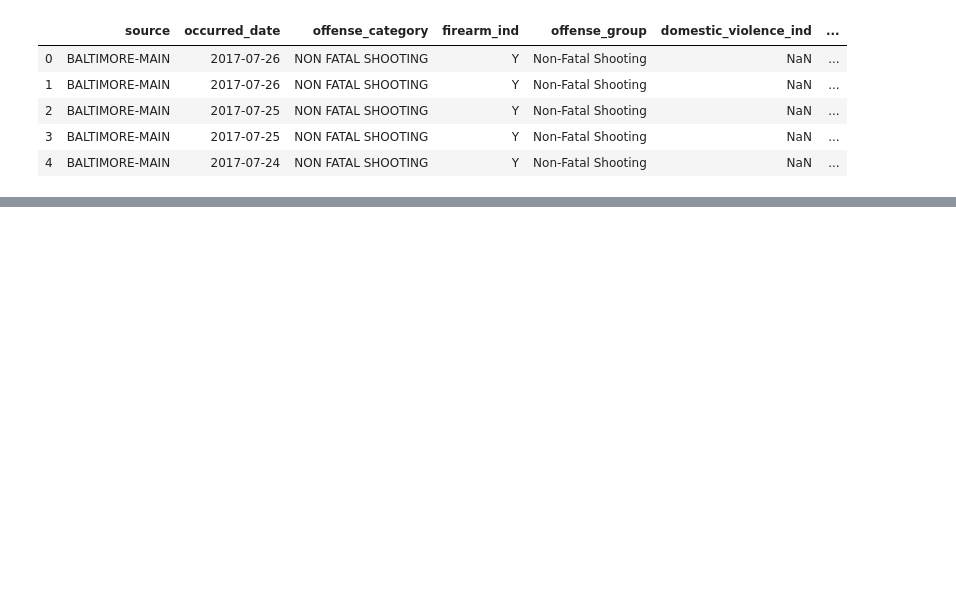
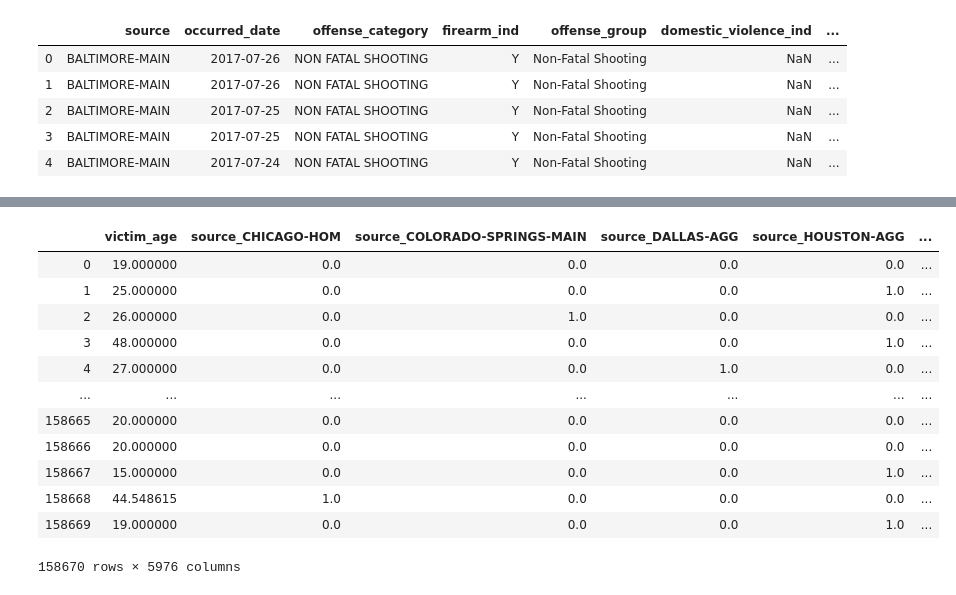
Before and after one commit to joseh4/classifying_gang_violence, a Jupyter notebook: working_notebook.ipynb, the cells around one changed output, grey strips where cells are left out. Cells and saved outputs as stored; diff of their text form; code cells hidden in the pictures; blank space fills up the shorter version.

```diff
--- a/working_notebook.ipynb
+++ b/working_notebook.ipynb
@@ -469,0 +1136,16 @@ memory usage: 43.2+ MB
+# %%
+X_train_sm
+# %% [output]
+|  | victim_age | source_CHICAGO-HOM | source_COLORADO-SPRINGS-MAIN | source_DALLAS-AGG | source_HOUSTON-AGG | ... |
+| 0 | 19.000000 | 0.0 | 0.0 | 0.0 | 0.0 | ... |
+| 1 | 25.000000 | 0.0 | 0.0 | 0.0 | 1.0 | ... |
+| 2 | 26.000000 | 0.0 | 1.0 | 0.0 | 0.0 | ... |
+| 3 | 48.000000 | 0.0 | 0.0 | 0.0 | 1.0 | ... |
+| 4 | 27.000000 | 0.0 | 0.0 | 1.0 | 0.0 | ... |
+| ... | ... | ... | ... | ... | ... | ... |
+| 158665 | 20.000000 | 0.0 | 0.0 | 0.0 | 0.0 | ... |
+| 158666 | 20.000000 | 0.0 | 0.0 | 0.0 | 0.0 | ... |
+| 158667 | 15.000000 | 0.0 | 0.0 | 0.0 | 1.0 | ... |
+| 158668 | 44.548615 | 1.0 | 0.0 | 0.0 | 0.0 | ... |
+| 158669 | 19.000000 | 0.0 | 0.0 | 0.0 | 1.0 | ... |
+158670 rows × 5976 columns
```
Also changed, not shown: parts of 141 cells of this notebook.
